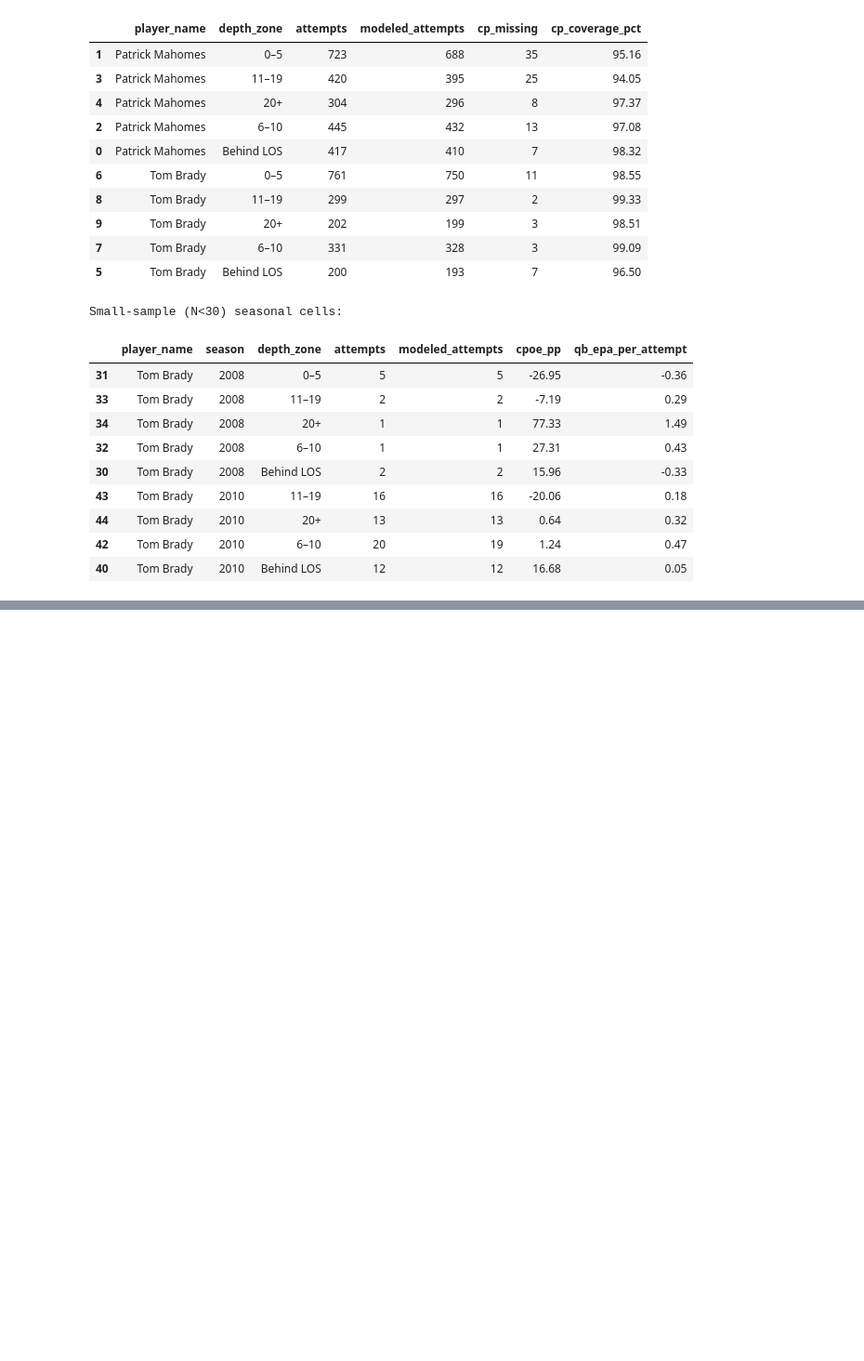
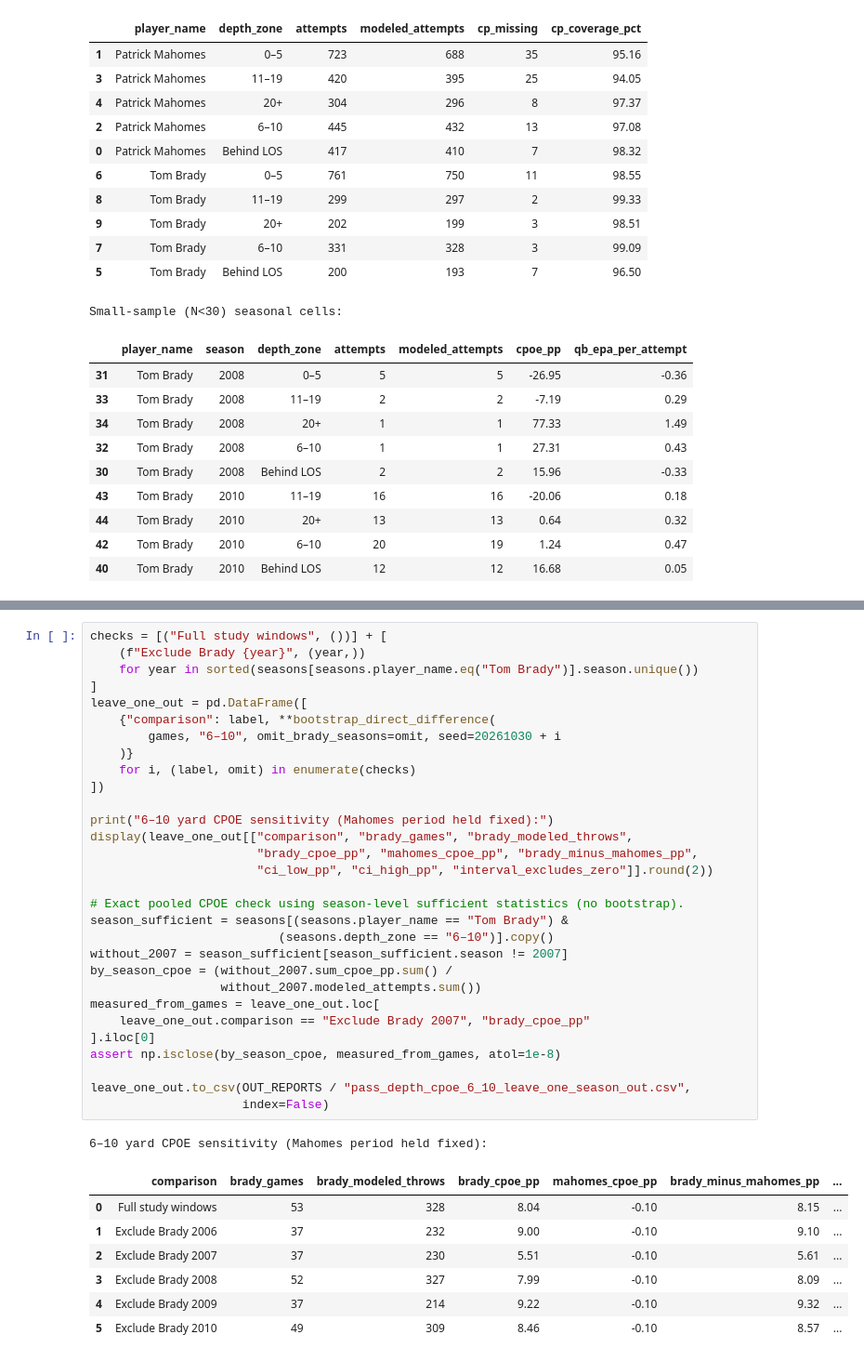
Before and after one commit to luc4sarruda/mahomes-brady, a Jupyter notebook: notebooks/04_pass_depth_and_accuracy.ipynb, the cells around one changed output, grey strips where cells are left out. Shown at 93% size. Cells and saved outputs as stored; diff of their text form; blank space fills up the shorter version.

```diff
--- a/notebooks/04_pass_depth_and_accuracy.ipynb
+++ b/notebooks/04_pass_depth_and_accuracy.ipynb
@@ -318 +515,40 @@ Small-sample (N<30) seasonal cells:
+# %%
+checks = [("Full study windows", ())] + [
+    (f"Exclude Brady {year}", (year,))
+    for year in sorted(seasons[seasons.player_name.eq("Tom Brady")].season.unique())
+]
+leave_one_out = pd.DataFrame([
+    {"comparison": label, **bootstrap_direct_difference(
+        games, "6–10", omit_brady_seasons=omit, seed=20261030 + i
+    )}
+    for i, (label, omit) in enumerate(checks)
+])
+
+print("6–10 yard CPOE sensitivity (Mahomes period held fixed):")
+display(leave_one_out[["comparison", "brady_games", "brady_modeled_throws",
+                       "brady_cpoe_pp", "mahomes_cpoe_pp", "brady_minus_mahomes_pp",
+                       "ci_low_pp", "ci_high_pp", "interval_excludes_zero"]].round(2))
+
+# Exact pooled CPOE check using season-level sufficient statistics (no bootstrap).
+season_sufficient = seasons[(seasons.player_name == "Tom Brady") &
+                          (seasons.depth_zone == "6–10")].copy()
+without_2007 = season_sufficient[season_sufficient.season != 2007]
+by_season_cpoe = (without_2007.sum_cpoe_pp.sum() /
+                  without_2007.modeled_attempts.sum())
+measured_from_games = leave_one_out.loc[
+    leave_one_out.comparison == "Exclude Brady 2007", "brady_cpoe_pp"
+].iloc[0]
+assert np.isclose(by_season_cpoe, measured_from_games, atol=1e-8)
+
+leave_one_out.to_csv(OUT_REPORTS / "pass_depth_cpoe_6_10_leave_one_season_out.csv",
+                     index=False)
+# %% [output]
+6–10 yard CPOE sensitivity (Mahomes period held fixed):
+|  | comparison | brady_games | brady_modeled_throws | brady_cpoe_pp | mahomes_cpoe_pp | brady_minus_mahomes_pp | ... |
+| 0 | Full study windows | 53 | 328 | 8.04 | -0.10 | 8.15 | ... |
+| 1 | Exclude Brady 2006 | 37 | 232 | 9.00 | -0.10 | 9.10 | ... |
+| 2 | Exclude Brady 2007 | 37 | 230 | 5.51 | -0.10 | 5.61 | ... |
+| 3 | Exclude Brady 2008 | 52 | 327 | 7.99 | -0.10 | 8.09 | ... |
+| 4 | Exclude Brady 2009 | 37 | 214 | 9.22 | -0.10 | 9.32 | ... |
+| 5 | Exclude Brady 2010 | 49 | 309 | 8.46 | -0.10 | 8.57 | ... |
 # %% [markdown]
```
Also changed, not shown: parts of 6 cells of this notebook, 5 other files.
